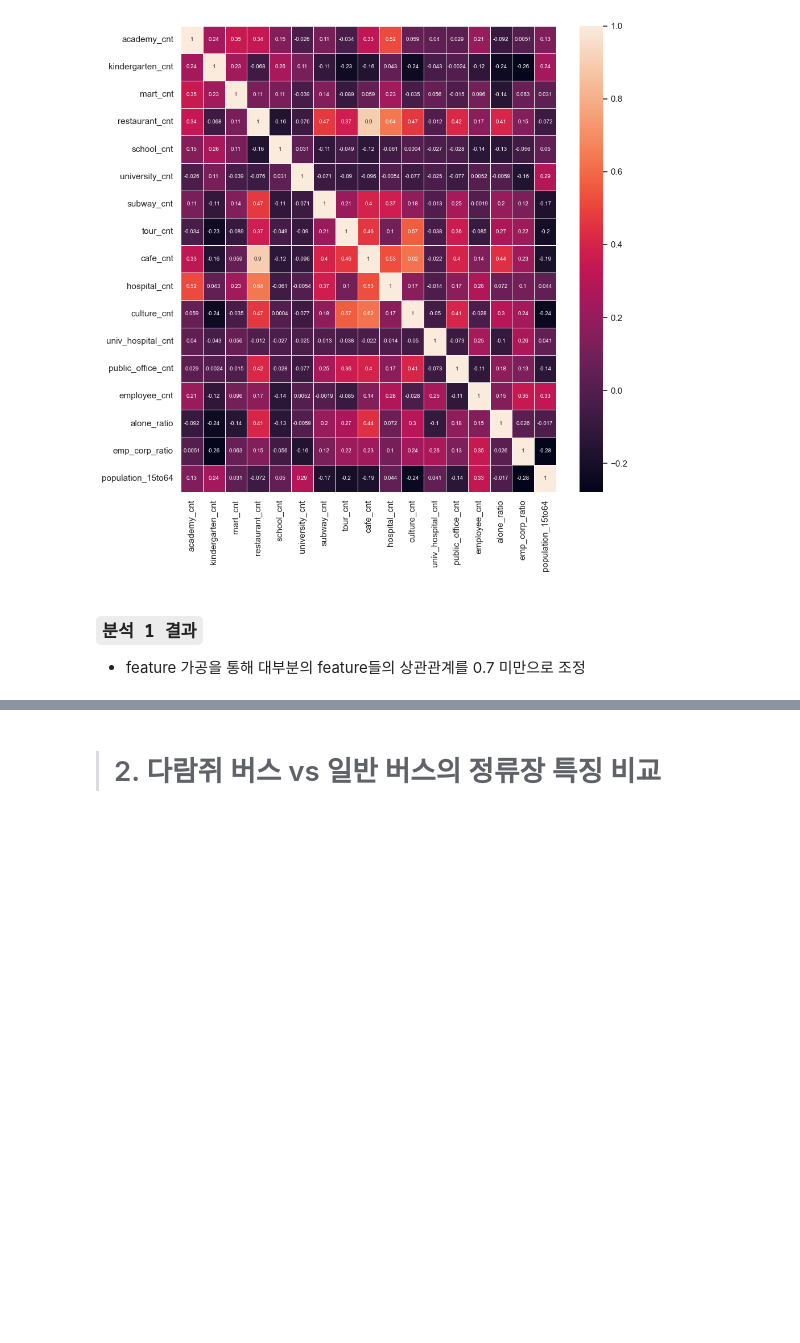
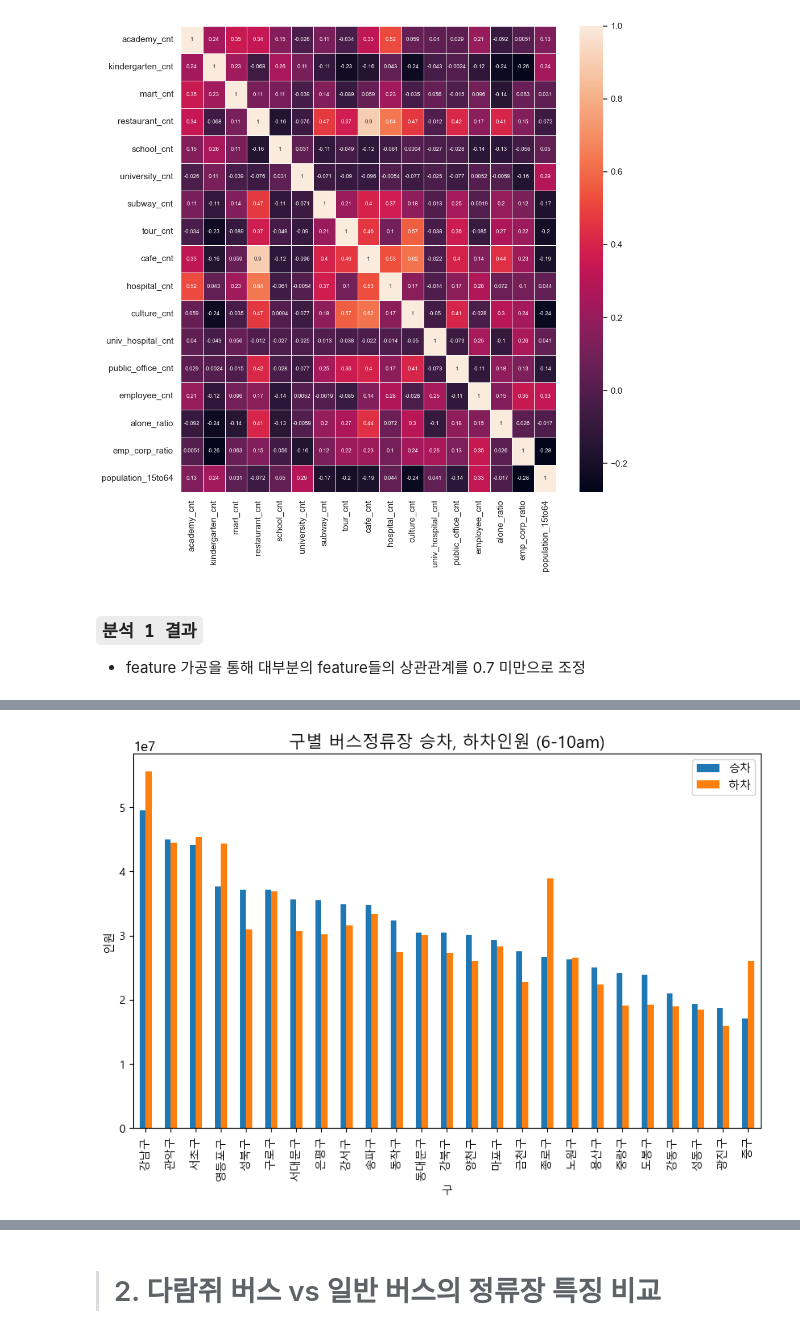
Before and after one commit to Mulcam-Finalproject3/Resurrection_Of_Squirrel_Bus, a Jupyter notebook: src/01_EDA1.ipynb, the cells around one changed output, grey strips where cells are left out. Drawn from its saved outputs; the diff is of its cells as text; code cells hidden in the pictures; blank space fills up the shorter version.

```diff
--- a/src/01_EDA1.ipynb
+++ b/src/01_EDA1.ipynb
@@ -134,0 +152,17 @@ get_heatmap(df_check2)
+# %%
+df_ride_alight_gu = final_tb_infra_population.groupby(['법정동_구']).sum()[['RIDE_SUM_6_10','ALIGHT_SUM_6_10']]
+df_ride_alight_gu = df_ride_alight_gu.sort_values(by='RIDE_SUM_6_10',ascending=False)
+# %%
+df_ride_alight_gu[['RIDE_SUM_6_10','ALIGHT_SUM_6_10']].plot.bar(figsize=(10,6))
+plt.title('구별 버스정류장 승차, 하차인원 (6-10am)',fontsize=15)
+
+
+plt.tick_params(axis='both', which='major', labelsize=10)
+
+plt.xlabel('구', fontdict={'fontsize': 10})
+plt.ylabel('인원', fontdict={'fontsize': 10})
+
+plt.legend(['승차','하차'],fontsize=10)
+plt.show()
+# %% [output]
+[figure, added]
```
Also changed, not shown: parts of 9 cells of this notebook, 3 other files.
